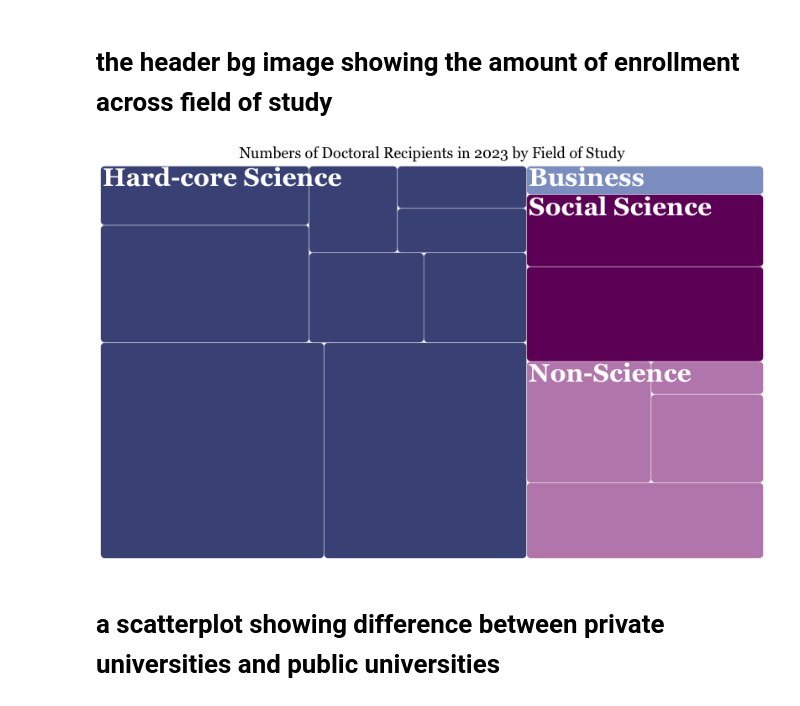
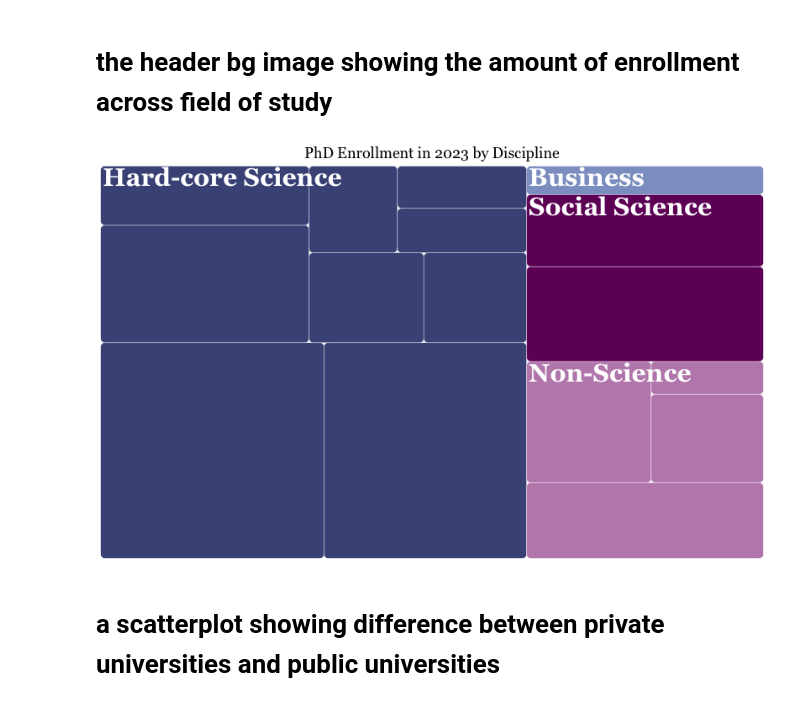
Before and after one commit to yatingw24/phd, a Jupyter notebook: ggplot_dist.ipynb, the cells around one changed output. Cells and saved outputs as stored; diff of their text form; code cells hidden in the pictures.

```diff
--- a/ggplot_dist.ipynb
+++ b/ggplot_dist.ipynb
@@ -462,35 +462,35 @@ piv <- data %>%
 
 library(ggplot2)
 library(treemapify)
 
 
 treemap <- ggplot(piv) +
   aes(area = count, fill = Field, label = Major, subgroup = Field) +
   geom_treemap(color = "white", size = 0.5, radius = unit(5, "pt")) +
   geom_treemap_subgroup_text(
     place = "topleft",
     color = "white",
     family = "Georgia",
     fontface = "bold",
     size = 30
   ) +
   scale_fill_manual(values = customized_colors) +
   labs(
-    title = "Numbers of Doctoral Recipients in 2023 by Field of Study",
+    title = "PhD Enrollment in 2023 by Discipline",
     fill = "Field"
   ) +
   theme_minimal() +
   theme(
     legend.position = "none",
     text = element_text(family = "Georgia"),
     plot.title = element_text(size = 18, hjust = 0.5),
     plot.background = element_rect(fill = "white", color = NA),
     panel.background = element_rect(fill = "white", color = NA)
   )
 
 treemap
 # %% [output]
-[figure, old version]
+[figure, new version]
 # %%
 %%R
 
```
Also changed, not shown: 2 other files.
